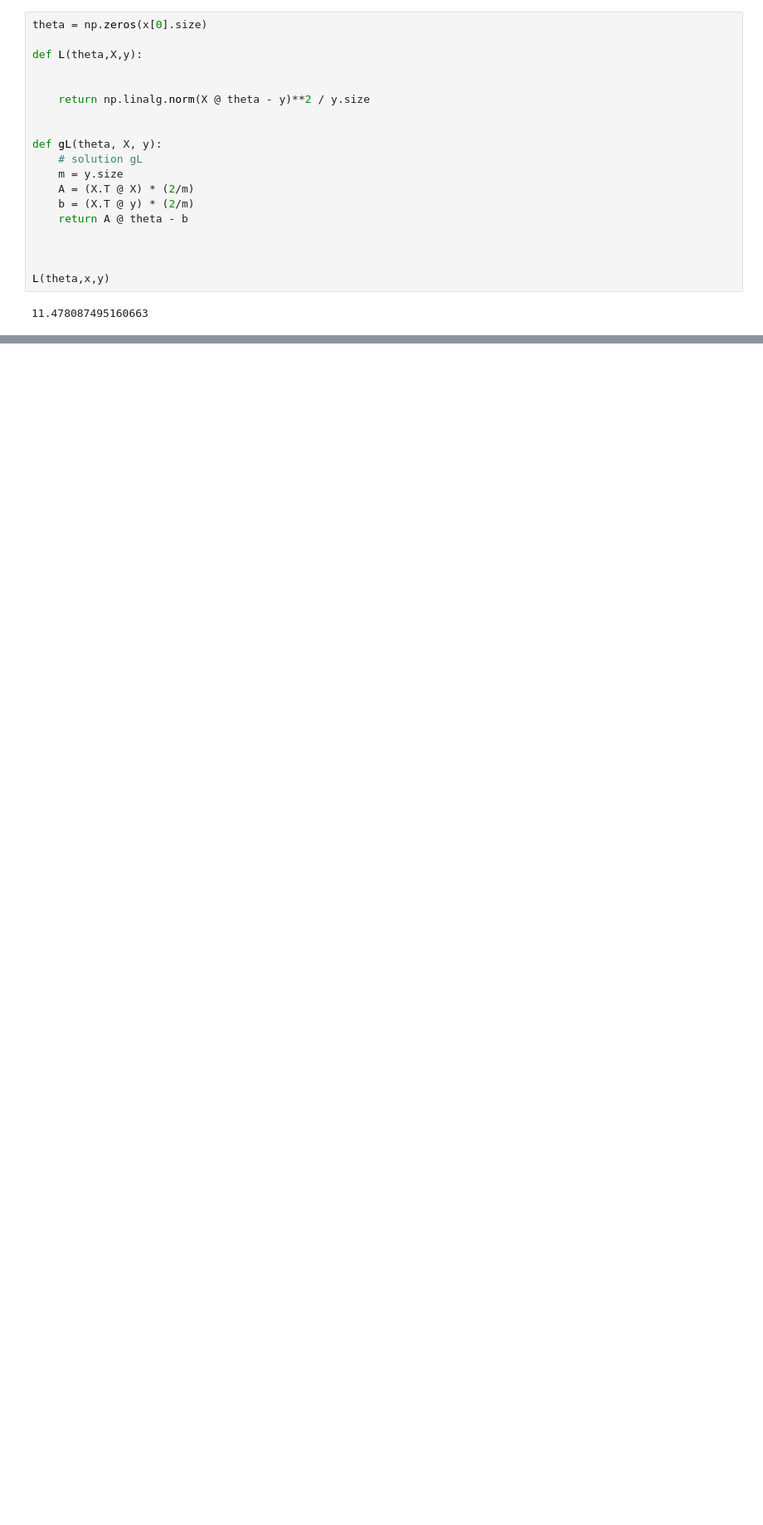
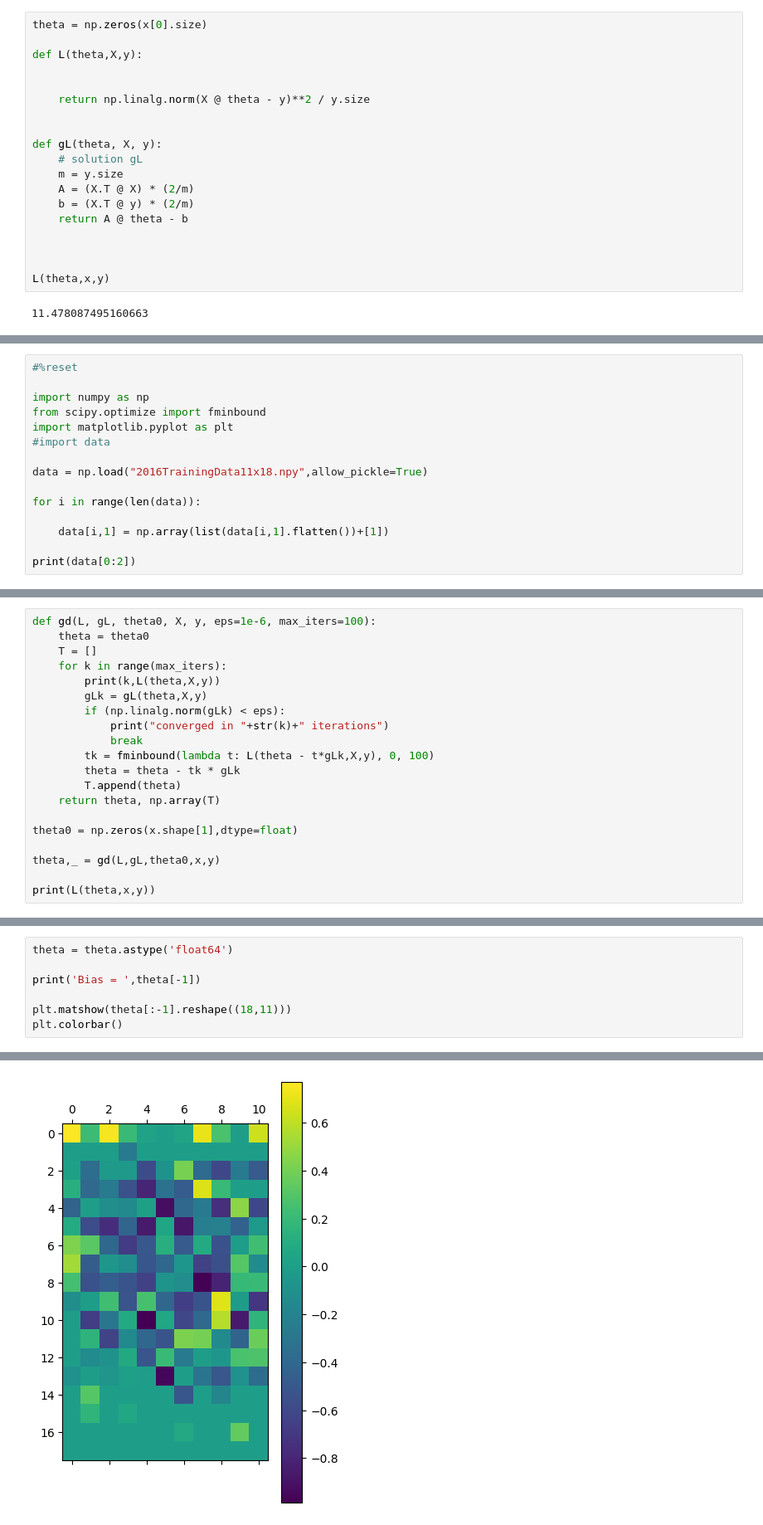
Before and after one commit to wd7512/Moonboard-Analysis, a Jupyter notebook: Linear Solve.ipynb, the cells around one changed output, grey strips where cells are left out. Shown: that part at 83% size. Cells and saved outputs as stored; diff of their text form; blank space fills up the shorter version.

```diff
--- a/Linear Solve.ipynb
+++ b/Linear Solve.ipynb
@@ -166,0 +195,15 @@ plt.show()
+# %%
+#%reset
+
+import numpy as np
+from scipy.optimize import fminbound
+import matplotlib.pyplot as plt
+#import data
+
+data = np.load("2016TrainingData11x18.npy",allow_pickle=True)
+
+for i in range(len(data)):
+
+    data[i,1] = np.array(list(data[i,1].flatten())+[1])
+
+print(data[0:2])
@@ -166,0 +254,20 @@ plt.show()
+# %%
+def gd(L, gL, theta0, X, y, eps=1e-6, max_iters=100):
+    theta = theta0
+    T = []
+    for k in range(max_iters):
+        print(k,L(theta,X,y))
+        gLk = gL(theta,X,y)
+        if (np.linalg.norm(gLk) < eps):
+            print("converged in "+str(k)+" iterations")
+            break
+        tk = fminbound(lambda t: L(theta - t*gLk,X,y), 0, 100)
+        theta = theta - tk * gLk
+        T.append(theta)
+    return theta, np.array(T)
+
+theta0 = np.zeros(x.shape[1],dtype=float)
+
+theta,_ = gd(L,gL,theta0,x,y)
+
+print(L(theta,x,y))
@@ -166,0 +292,8 @@ plt.show()
+# %%
+theta = theta.astype('float64')
+
+print('Bias = ',theta[-1])
+
+plt.matshow(theta[:-1].reshape((18,11)))
+plt.colorbar()
+# %% [output]
@@ -166,0 +302 @@ plt.show()
+[figure, added]
```
Also changed, not shown: parts of 15 cells of this notebook, 8 other files.
